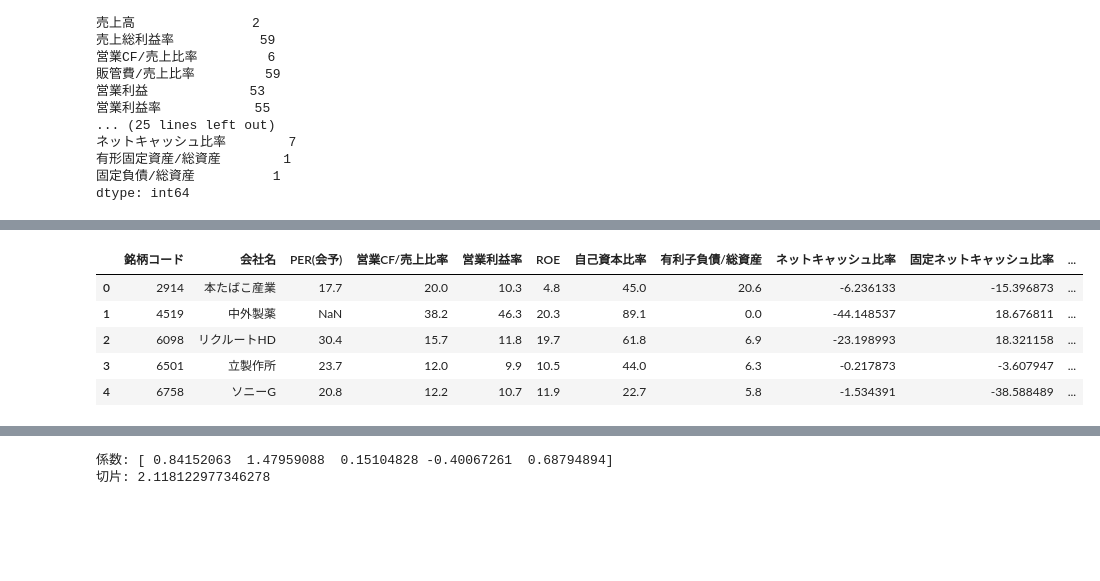
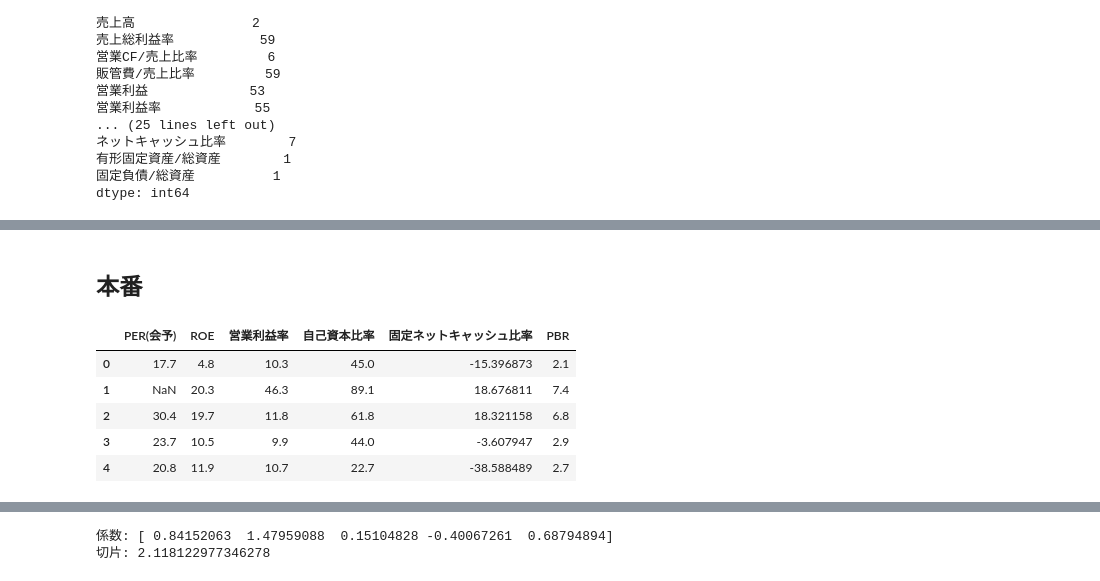
Before and after one commit to yoshi-fund/Predict-PBR, a Jupyter notebook: pbr/improv-PBR-Model.ipynb, the cells around one changed output, grey strips where cells are left out. Cells and saved outputs as stored; diff of their text form; code cells hidden in the pictures; blank space fills up the shorter version.

```diff
--- a/pbr/improv-PBR-Model.ipynb
+++ b/pbr/improv-PBR-Model.ipynb
@@ -214,14 +265,19 @@ Index(['銘柄コード', '会社名', '時価総額', 'PER(会予)', 'PBR', '
+# %% [markdown]
+## 本番
 # %%
-r_df = df[['銘柄コード', '会社名', 'PER(会予)', '営業CF/売上比率',
-           '営業利益率', 'ROE', '自己資本比率', '有利子負債/総資産',
-           'ネットキャッシュ比率', '固定ネットキャッシュ比率', '有形固定資産/総資産',
-           '固定負債/総資産', 'PBR']]
+r_df = df[['PER(会予)', 'ROE', '営業利益率',
+           '自己資本比率', '固定ネットキャッシュ比率',
+           'PBR']]
+
+company_names = df[['銘柄コード', '会社名', 'PER(会予)',
+                 'ROE', '営業利益率', '自己資本比率',
+            '固定ネットキャッシュ比率', 'PBR']]
 
 r_df.head()
 # %% [output]
-|  | 銘柄コード | 会社名 | PER(会予) | 営業CF/売上比率 | 営業利益率 | ROE | 自己資本比率 | 有利子負債/総資産 | ネットキャッシュ比率 | 固定ネットキャッシュ比率 | ... |
-| 0 | 2914 | 本たばこ産業 | 17.7 | 20.0 | 10.3 | 4.8 | 45.0 | 20.6 | -6.236133 | -15.396873 | ... |
-| 1 | 4519 | 中外製薬 | NaN | 38.2 | 46.3 | 20.3 | 89.1 | 0.0 | -44.148537 | 18.676811 | ... |
-| 2 | 6098 | リクルートHD | 30.4 | 15.7 | 11.8 | 19.7 | 61.8 | 6.9 | -23.198993 | 18.321158 | ... |
-| 3 | 6501 | 立製作所 | 23.7 | 12.0 | 9.9 | 10.5 | 44.0 | 6.3 | -0.217873 | -3.607947 | ... |
-| 4 | 6758 | ソニーG | 20.8 | 12.2 | 10.7 | 11.9 | 22.7 | 5.8 | -1.534391 | -38.588489 | ... |
+|  | PER(会予) | ROE | 営業利益率 | 自己資本比率 | 固定ネットキャッシュ比率 | PBR |
+| 0 | 17.7 | 4.8 | 10.3 | 45.0 | -15.396873 | 2.1 |
+| 1 | NaN | 20.3 | 46.3 | 89.1 | 18.676811 | 7.4 |
+| 2 | 30.4 | 19.7 | 11.8 | 61.8 | 18.321158 | 6.8 |
+| 3 | 23.7 | 10.5 | 9.9 | 44.0 | -3.607947 | 2.9 |
+| 4 | 20.8 | 11.9 | 10.7 | 22.7 | -38.588489 | 2.7 |
```
Also changed, not shown: parts of 22 cells of this notebook.
